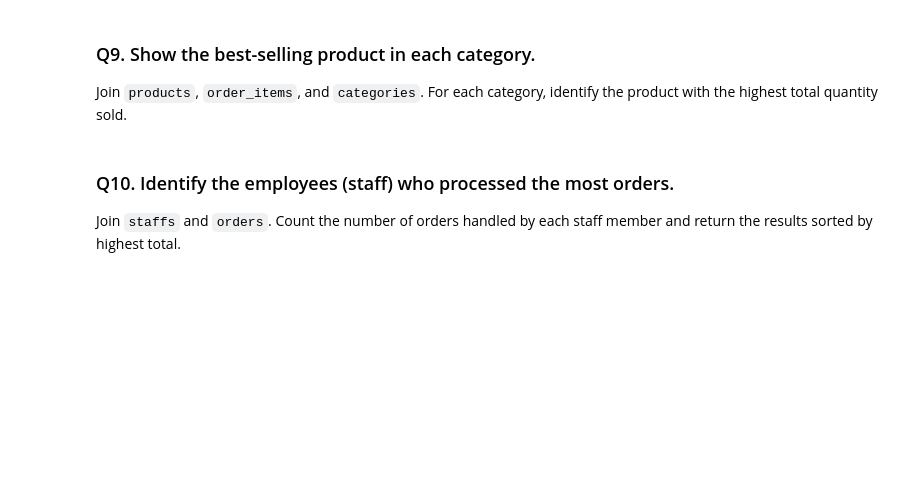
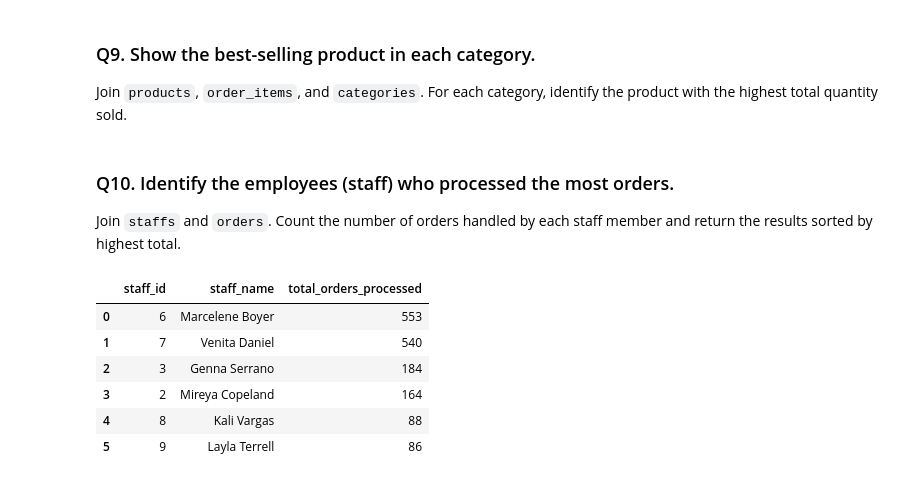
Before and after one commit to Bourne215/DA_M3_W3_Workflow, a Jupyter notebook: workflow_practice.ipynb, the cells around one changed output. Saved outputs shown, nothing was run; the diff lists cells and outputs as text; code cells hidden in the pictures; blank space fills up the shorter version.

```diff
--- a/workflow_practice.ipynb
+++ b/workflow_practice.ipynb
@@ -262,3 +315,21 @@ Join `products`, `order_items`, and `categories`. For each category, identify th
 Join `staffs` and `orders`. Count the number of orders handled by each staff member and return the results sorted by highest total.
 # %%
 # Your query here
+query10 = """
+select staffs.staff_id,
+concat(staffs.first_name,' ', staffs.last_name) as staff_name,
+count(orders.order_id) as total_orders_processed
+from orders
+join staffs on orders.staff_id = staffs.staff_id
+group by staffs.staff_id, staffs.first_name, staffs.last_name
+order by total_orders_processed desc;"""
+
+pd.read_sql(query10, connection)
+# %% [output]
+|  | staff_id | staff_name | total_orders_processed |
+| 0 | 6 | Marcelene Boyer | 553 |
+| 1 | 7 | Venita Daniel | 540 |
+| 2 | 3 | Genna Serrano | 184 |
+| 3 | 2 | Mireya Copeland | 164 |
+| 4 | 8 | Kali Vargas | 88 |
+| 5 | 9 | Layla Terrell | 86 |
```
Also changed, not shown: parts of 4 cells of this notebook, 1 other file.
